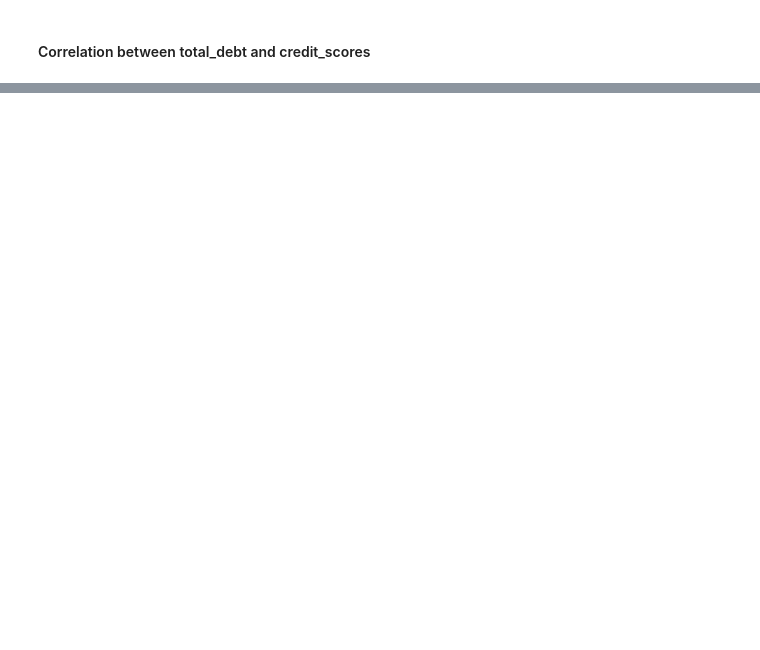
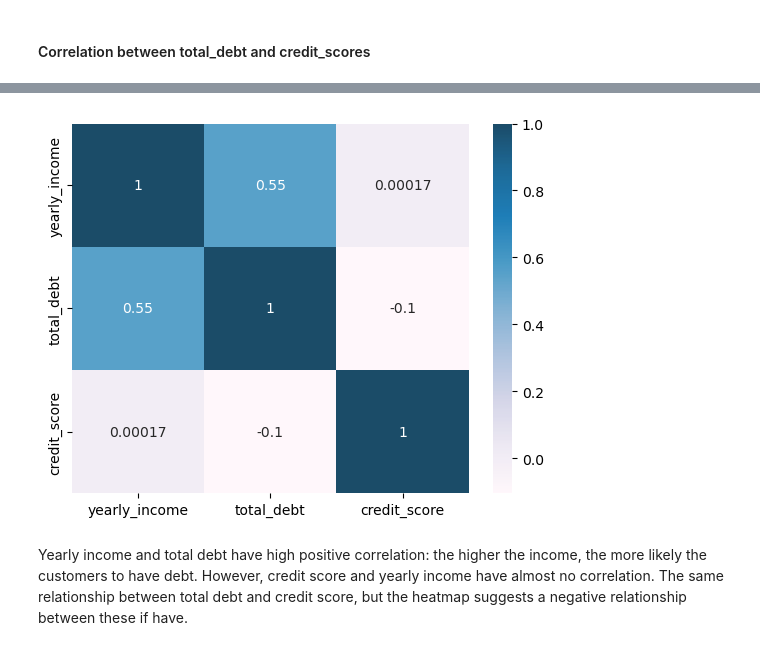
Before and after one commit to TrangPham93/data_analysis_project, a Jupyter notebook: financials_transactions/financial_data.ipynb, the cells around one changed output, grey strips where cells are left out. Drawn from its saved outputs; the diff is of its cells as text; code cells hidden in the pictures; blank space fills up the shorter version.

```diff
--- a/financials_transactions/financial_data.ipynb
+++ b/financials_transactions/financial_data.ipynb
@@ -1072,0 +1123,7 @@ plt.show()
+# %%
+sns.heatmap(user_df_corr, annot=True, alpha=0.9, cmap='PuBu')
+plt.show()
+# %% [output]
+[figure, added]
+# %% [markdown]
+Yearly income and total debt have high positive correlation: the higher the income, the more likely the customers to have debt. However, credit score and yearly income have almost no correlation. The same relationship between total debt and credit score, but the heatmap suggests a negative relationship between these if have.
```
Also changed, not shown: parts of 3 cells of this notebook.
